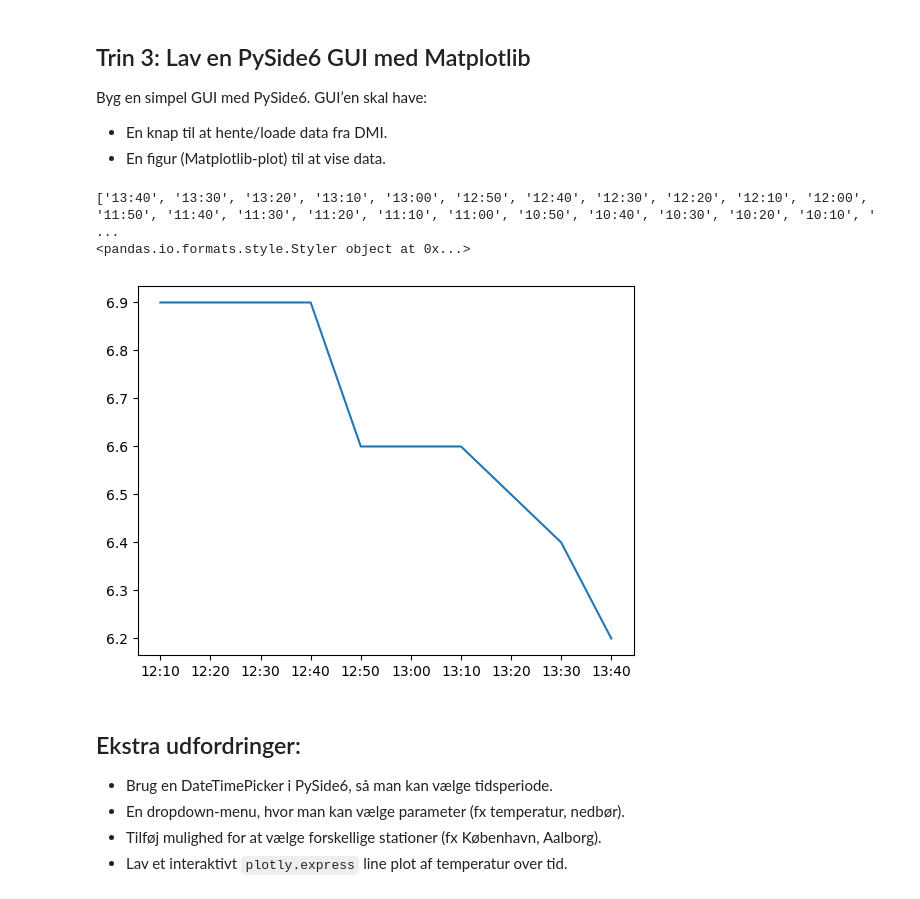
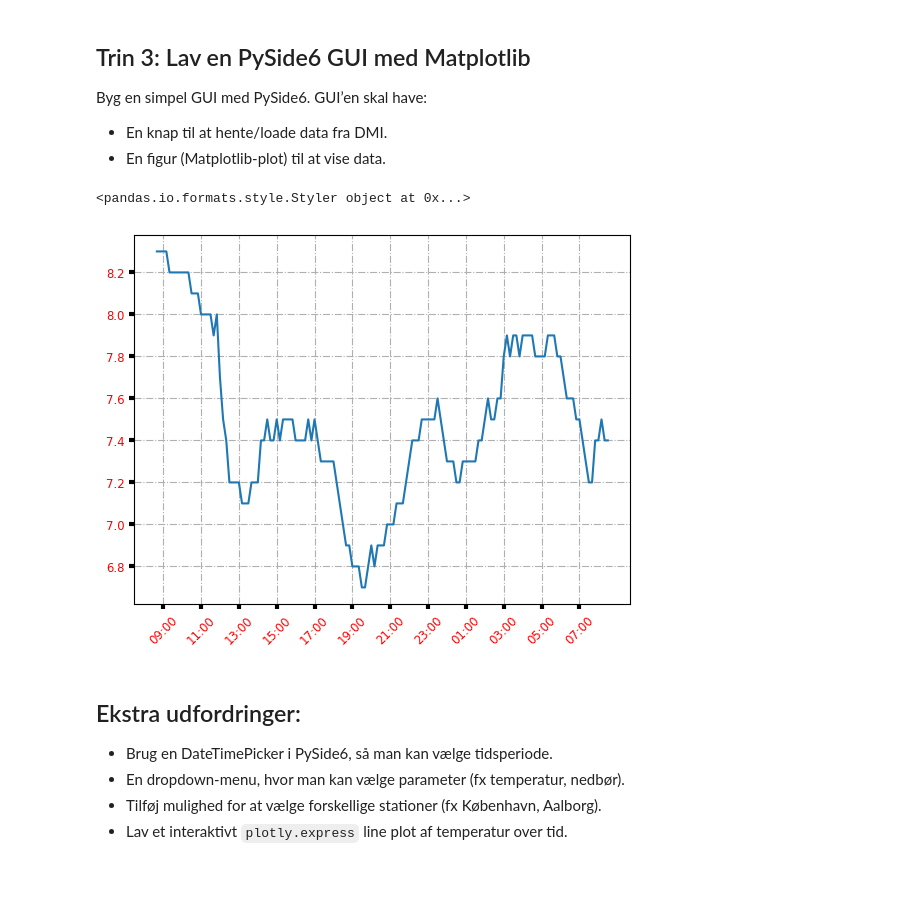
Before and after one commit to CoolTL/dmi_app, a Jupyter notebook: dmidata.ipynb, the cells around one changed output. Drawn from its saved outputs; the diff is of its cells as text; code cells hidden in the pictures.

Commit message:
done some data stuff

```diff
--- a/dmidata.ipynb
+++ b/dmidata.ipynb
@@ -118,7 +118,7 @@ Byg en simpel GUI med PySide6. GUI’en skal have:
 # %%
 import matplotlib.pyplot as plt
 
-y = list(df_data['properties.value'].head(10))
+y = list(df_data['properties.value'])
 
 x = []
 
@@ -126,39 +126,55 @@ z = []
 
 for i in df_data['properties.observed']:
     x = i[11:]
     z.append(x[:5])
 
 
 
-print(z)
+#print(z)
+
 
 times = []
 
-for j in range(10):
+for j in range(len(z)):
     times.append(z[j])
 times.reverse()
 y.reverse()
+
+ticks = []
+
+other = 0
+
+for k in times:
+    if k[3:] == '00':
+        if other == 0:
+            ticks.append(k)
+            other = 1
+        else:
+            other -= 1
+
 
 #df_data2 = pd.to_datetime(df_data['properties.observed'])
 df_data2 = df_data.style.format({'properties.observed': '{:%T}'})
 print(df_data2)
 #x = df_data2
 
 fig, ax = plt.subplots()
 ax.plot(times, y)
 
-#ax.grid(True, linestyle='-.')
-#ax.tick_params(labelcolor='r', labelsize='small', width=3)
+ax.set_xticks(ticks)
+ax.set_xticklabels(ticks, rotation=45)
+
+ax.grid(True, linestyle='-.')
+ax.tick_params(labelcolor='r', labelsize='small', width=3)
 
 #print(df_data)
 #print(df_data2)
 #df_data.plot()
 #plt.bar(x,y)
 plt.show()
 # %% [output]
-['13:40', '13:30', '13:20', '13:10', '13:00', '12:50', '12:40', '12:30', '12:20', '12:10', '12:00', '11:50', '11:40', '11:30', '11:20', '11:10', '11:00', '10:50', '10:40', '10:30', '10:20', '10:10', ' ...
 <pandas.io.formats.style.Styler object at 0x...>
-[figure, old version]
+[figure, new version]
 # %% [markdown]
 ## Ekstra udfordringer:
 - Brug en DateTimePicker i PySide6, så man kan vælge tidsperiode.
```
Also changed, not shown: parts of 3 cells of this notebook.
